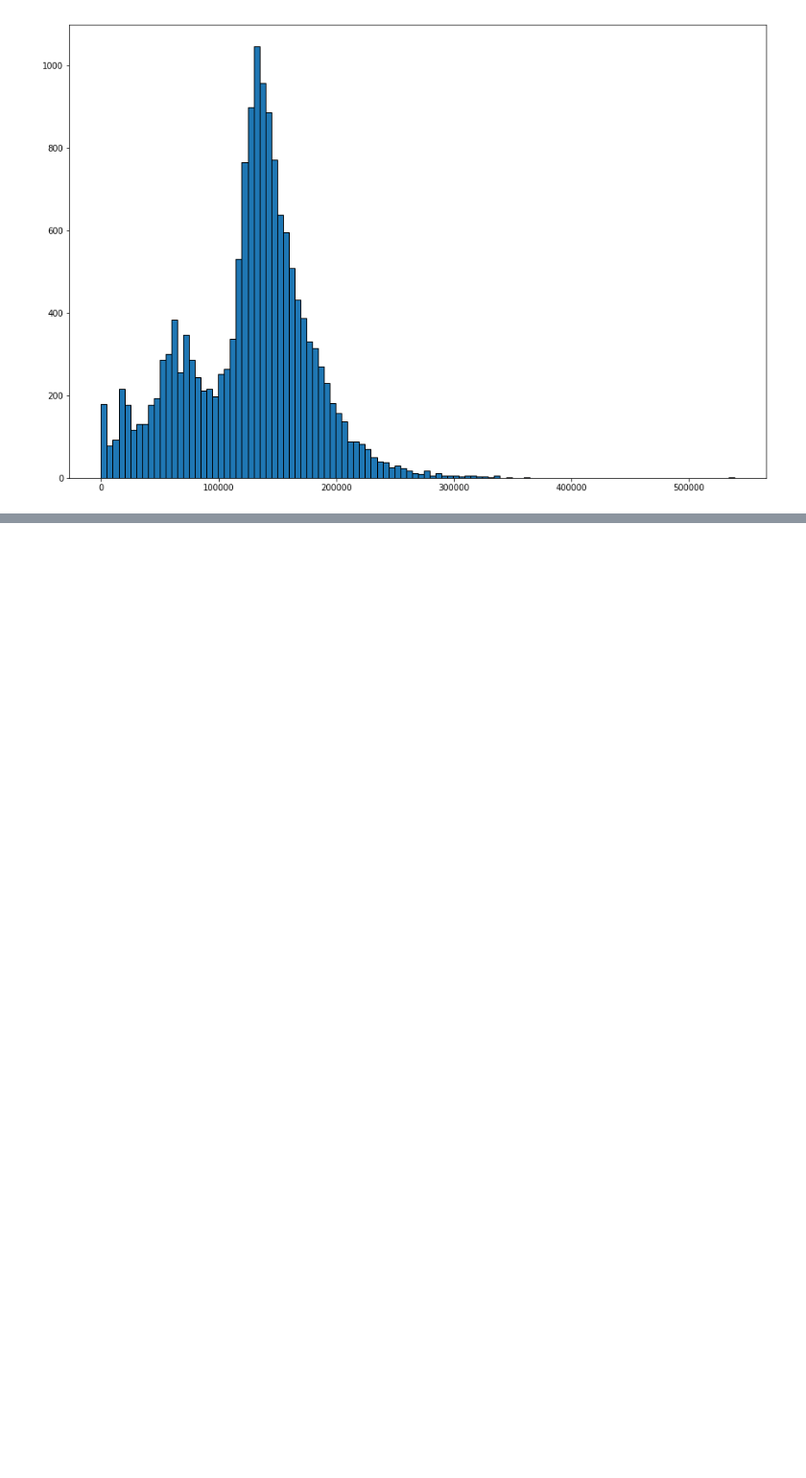
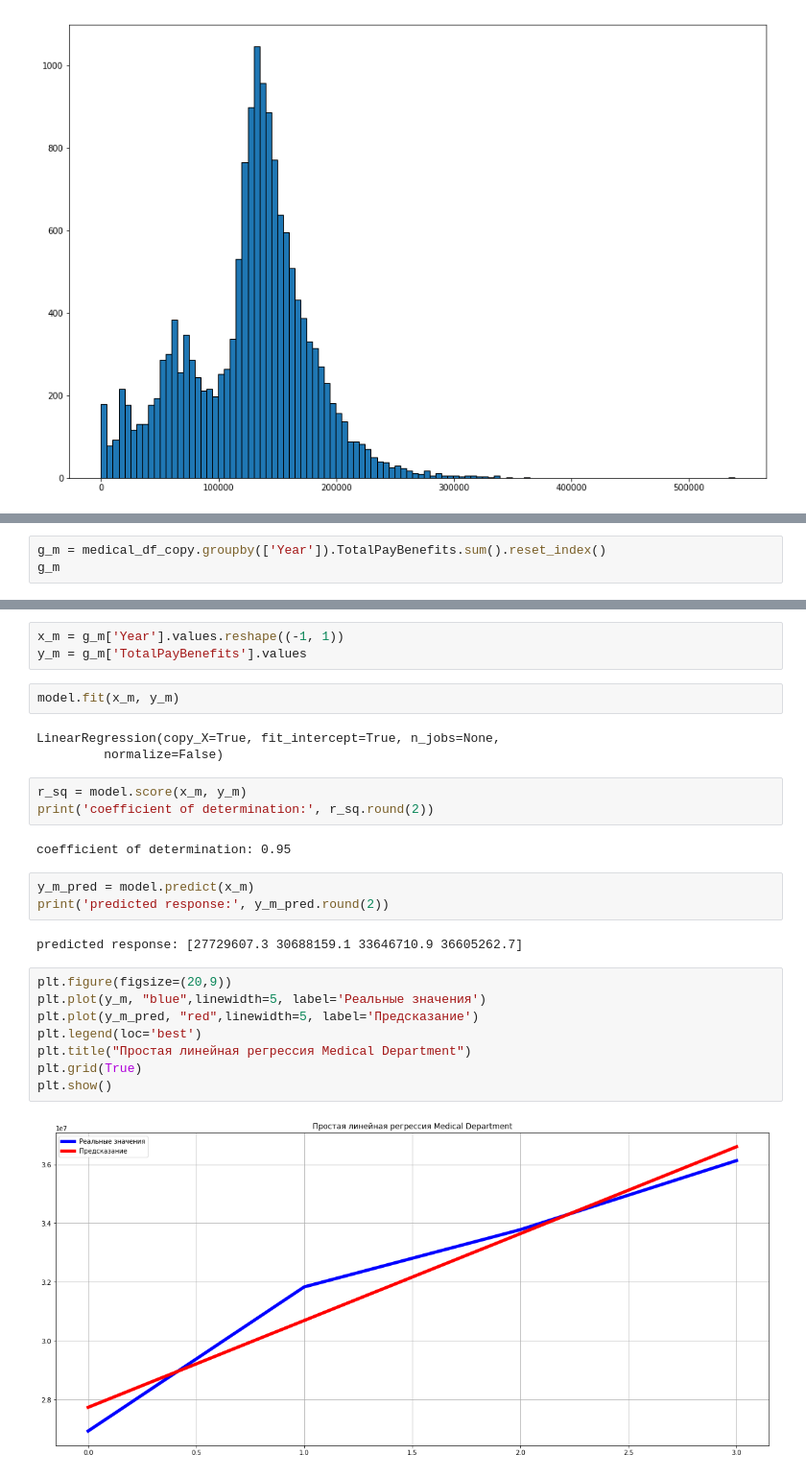
Before and after one commit to ilfun/Final_Project, a Jupyter notebook: Final_file.ipynb, the cells around one changed output, grey strips where cells are left out. Shown at 96% size. Drawn from its saved outputs; the diff is of its cells as text; blank space fills up the shorter version.

```diff
--- a/Final_file.ipynb
+++ b/Final_file.ipynb
@@ -297,0 +340,3 @@ array([1.97802401e+08])
+# %%
+g_m = medical_df_copy.groupby(['Year']).TotalPayBenefits.sum().reset_index()
+g_m
@@ -297,0 +349,28 @@ array([1.97802401e+08])
+# %%
+x_m = g_m['Year'].values.reshape((-1, 1))
+y_m = g_m['TotalPayBenefits'].values
+# %%
+model.fit(x_m, y_m)
+# %% [output]
+LinearRegression(copy_X=True, fit_intercept=True, n_jobs=None,
+         normalize=False)
+# %%
+r_sq = model.score(x_m, y_m)
+print('coefficient of determination:', r_sq.round(2))
+# %% [output]
+coefficient of determination: 0.95
+# %%
+y_m_pred = model.predict(x_m)
+print('predicted response:', y_m_pred.round(2))
+# %% [output]
+predicted response: [27729607.3 30688159.1 33646710.9 36605262.7]
+# %%
+plt.figure(figsize=(20,9))
+plt.plot(y_m, "blue",linewidth=5, label='Реальные значения')
+plt.plot(y_m_pred, "red",linewidth=5, label='Предсказание')
+plt.legend(loc='best')
+plt.title("Простая линейная регрессия Medical Department")
+plt.grid(True)
+plt.show()
+# %% [output]
+[figure, added]
```
Also changed, not shown: parts of 43 cells of this notebook.
